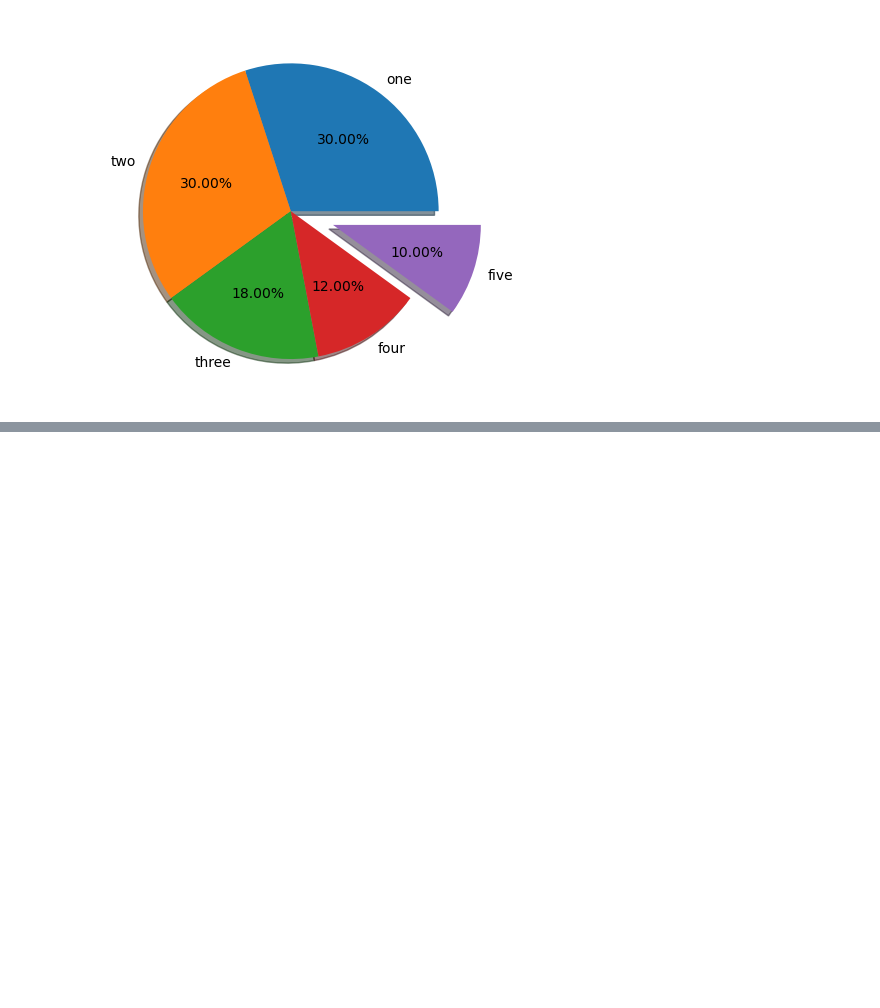
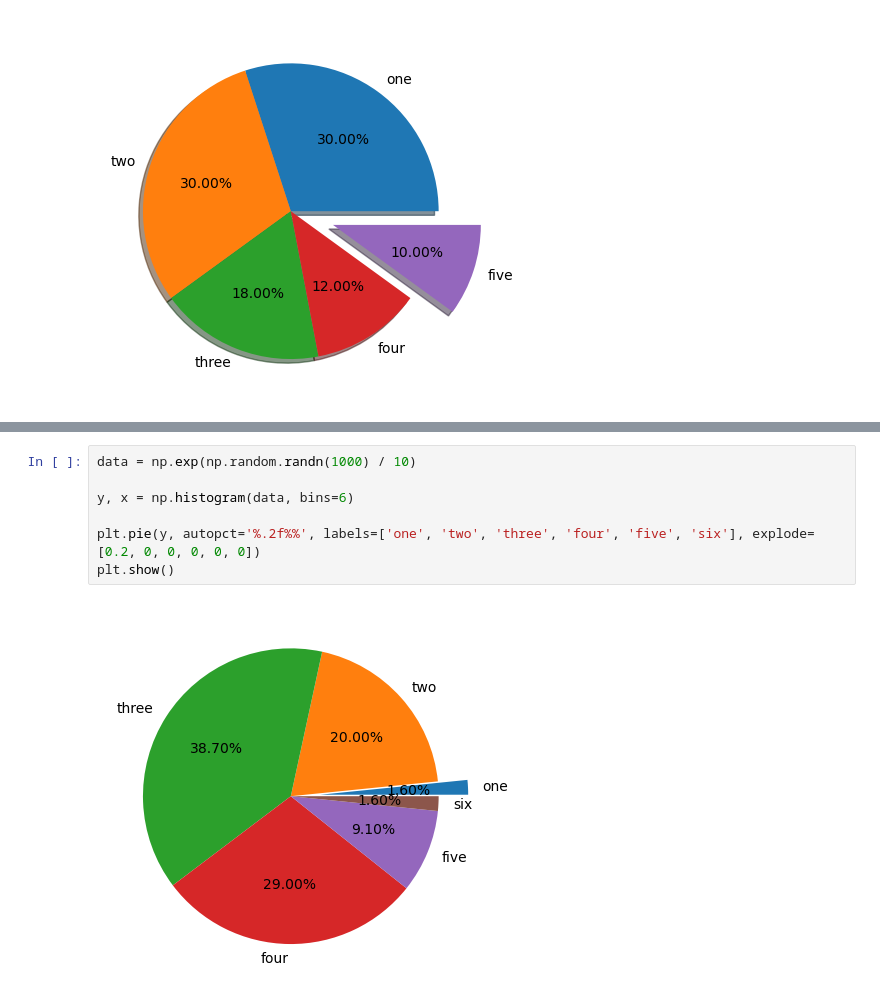
Before and after one commit to philBram/statistics_ml, a Jupyter notebook: 2_visualizing_data/4_pie_charts.ipynb, the cells around one changed output, grey strips where cells are left out. Drawn from its saved outputs; the diff is of its cells as text; blank space fills up the shorter version.

Commit message:
pie_charts changed

```diff
--- a/2_visualizing_data/4_pie_charts.ipynb
+++ b/2_visualizing_data/4_pie_charts.ipynb
@@ -23,0 +21,9 @@ SyntaxError: invalid syntax (123112820.py, line 1)
+# %%
+data = np.exp(np.random.randn(1000) / 10)
+
+y, x = np.histogram(data, bins=6)
+
+plt.pie(y, autopct='%.2f%%', labels=['one', 'two', 'three', 'four', 'five', 'six'], explode=[0.2, 0, 0, 0, 0, 0])
+plt.show()
+# %% [output]
+[figure, added]
```
Also changed, not shown: parts of 1 cell of this notebook.
